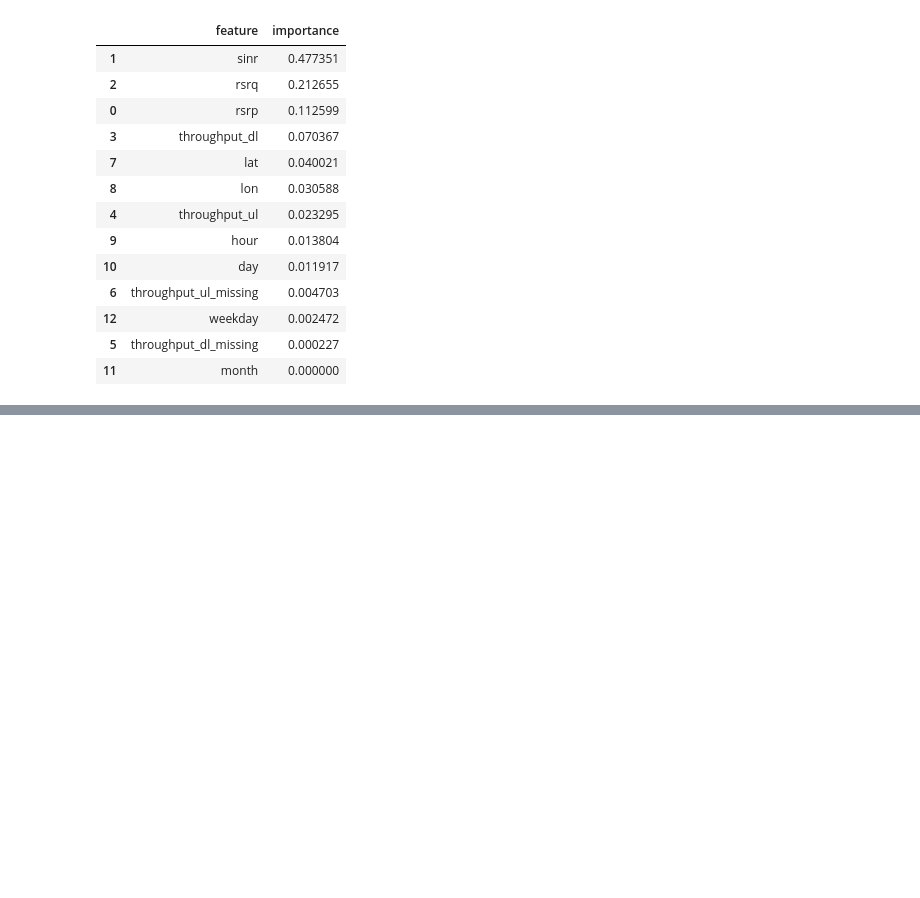
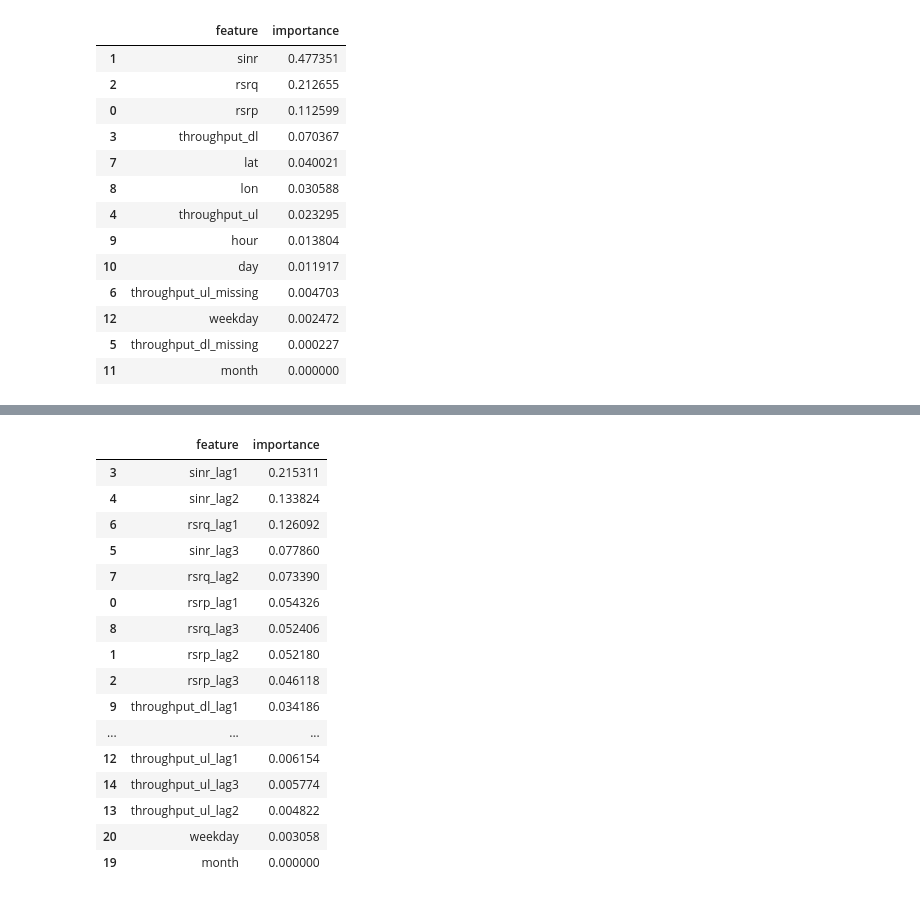
Before and after one commit to valentino3015/4DS5_QoSBuddy, a Jupyter notebook: prediction/notebooks/prediction_baseline.ipynb, the cells around one changed output, grey strips where cells are left out. Drawn from its saved outputs; the diff is of its cells as text; code cells hidden in the pictures; blank space fills up the shorter version.

Commit message:
Lag-based Random Forest baseline for QoS degradation prediction

```diff
--- a/prediction/notebooks/prediction_baseline.ipynb
+++ b/prediction/notebooks/prediction_baseline.ipynb
@@ -234,0 +245,24 @@ importance_df
+# %%
+lag_feature_cols = [
+    "rsrp_lag1", "rsrp_lag2", "rsrp_lag3",
+    "sinr_lag1", "sinr_lag2", "sinr_lag3",
+    "rsrq_lag1", "rsrq_lag2", "rsrq_lag3",
+    "throughput_dl_lag1", "throughput_dl_lag2", "throughput_dl_lag3",
+    "throughput_ul_lag1", "throughput_ul_lag2", "throughput_ul_lag3",
+    "lat", "lon", "hour", "day", "month", "weekday"
+]
+
+df_lag = df[lag_feature_cols + ["any_degradation"]].dropna().copy()
+# %%
+X_lag = df_lag[lag_feature_cols]
+y_lag = df_lag["any_degradation"]
+
+X_train_lag, X_test_lag, y_train_lag, y_test_lag = train_test_split(
+    X_lag,
+    y_lag,
+    test_size=0.2,
+    random_state=42,
+    stratify=y_lag
+)
+
+print(X_train_lag.shape, X_test_lag.shape)
@@ -234,0 +271,8 @@ importance_df
+# %%
+rf_lag_model = RandomForestClassifier(
+    n_estimators=200,
+    random_state=42,
+    class_weight="balanced"
+)
+
+rf_lag_model.fit(X_train_lag, y_train_lag)
@@ -234,0 +311,25 @@ importance_df
+# %%
+importance_lag_df = pd.DataFrame({
+    "feature": lag_feature_cols,
+    "importance": rf_lag_model.feature_importances_
+}).sort_values(by="importance", ascending=False)
+
+importance_lag_df
+# %% [output]
+|  | feature | importance |
+| 3 | sinr_lag1 | 0.215311 |
+| 4 | sinr_lag2 | 0.133824 |
+| 6 | rsrq_lag1 | 0.126092 |
+| 5 | sinr_lag3 | 0.077860 |
+| 7 | rsrq_lag2 | 0.073390 |
+| 0 | rsrp_lag1 | 0.054326 |
+| 8 | rsrq_lag3 | 0.052406 |
+| 1 | rsrp_lag2 | 0.052180 |
+| 2 | rsrp_lag3 | 0.046118 |
+| 9 | throughput_dl_lag1 | 0.034186 |
+| ... | ... | ... |
+| 12 | throughput_ul_lag1 | 0.006154 |
+| 14 | throughput_ul_lag3 | 0.005774 |
+| 13 | throughput_ul_lag2 | 0.004822 |
+| 20 | weekday | 0.003058 |
+| 19 | month | 0.000000 |
```
Also changed, not shown: parts of 4 cells of this notebook.
